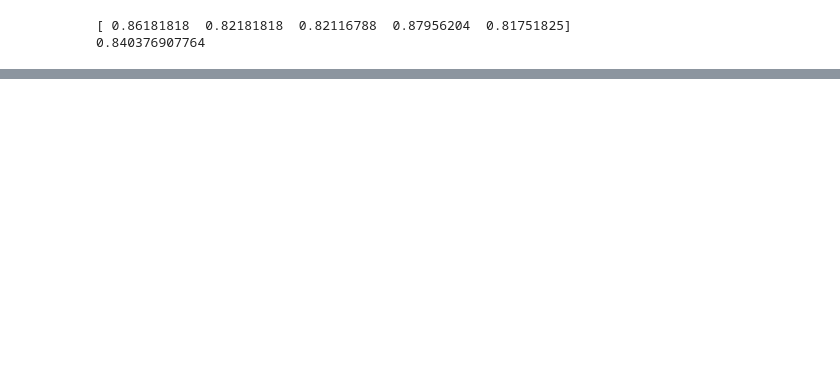
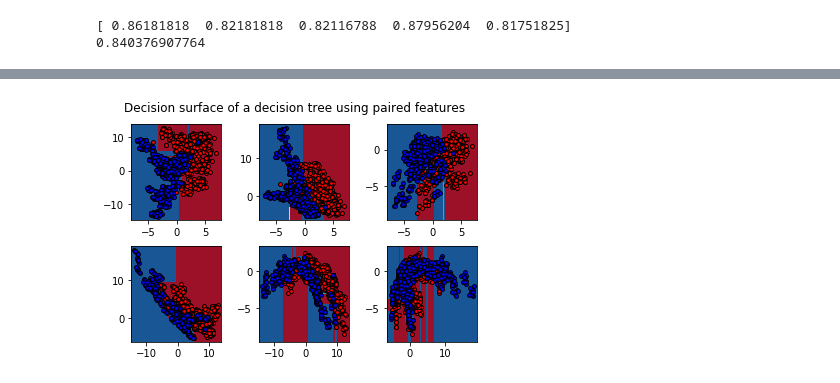
Before and after one commit to 43798040/StudyML, a Jupyter notebook: notebooks/Practice2.ipynb, the cells around one changed output, grey strips where cells are left out. Drawn from its saved outputs; the diff is of its cells as text; code cells hidden in the pictures; blank space fills up the shorter version.

```diff
--- a/notebooks/Practice2.ipynb
+++ b/notebooks/Practice2.ipynb
@@ -153,9 +153,9 @@ print(scores.mean())
 # %%
 import graphviz
 import sklearn.tree as tree
-default_tree = DecisionTreeClassifier()
-default_tree.fit(X, Y)
-dot_data = tree.export_graphviz(default_tree, out_file=None,
+two_tree = DecisionTreeClassifier(criterion='entropy', max_depth=50)
+two_tree.fit(X, Y)
+dot_data = tree.export_graphviz(two_tree, out_file=None,
                                 filled=True, rounded=True,
                                 special_characters=True)
 graph = graphviz.Source(dot_data)
@@ -176,31 +176,33 @@ plot_step = 0.02
 
 for pairidx, pair in enumerate([[0, 1], [0, 2], [0, 3],
                                 [1, 2], [1, 3], [2, 3]]):
     # We only take the two corresponding features
     X = data.iloc[:, pair]
 
     # Train
-    clf = DecisionTreeClassifier().fit(X, Y)
+    clf = DecisionTreeClassifier(criterion='entropy', max_depth=50).fit(X, Y)
 
     # Plot the decision boundary
     plt.subplot(2, 3, pairidx + 1)
 
     x_min, x_max = X.iloc[:, 0].min() - 1, X.iloc[:, 0].max() + 1
     y_min, y_max = X.iloc[:, 1].min() - 1, X.iloc[:, 1].max() + 1
     xx, yy = np.meshgrid(np.arange(x_min, x_max, plot_step),
                          np.arange(y_min, y_max, plot_step))
     plt.tight_layout(h_pad=0.5, w_pad=0.5, pad=2.5)
 
     Z = clf.predict(np.c_[xx.ravel(), yy.ravel()])
     Z = Z.reshape(xx.shape)
     cs = plt.contourf(xx, yy, Z, cmap=plt.cm.RdBu)
 
     # Plot the training points
     for i, color in zip(range(n_classes), plot_colors):
         idx = np.where(Y == i)
         plt.scatter(X.values[idx, 0], X.values[idx, 1], c=color,
                     cmap=plt.cm.RdBu, edgecolor='black', s=15)
 
 plt.suptitle("Decision surface of a decision tree using paired features")
 plt.axis("tight")
 plt.show()
+# %% [output]
+[figure, added]
```
Also changed, not shown: parts of 5 cells of this notebook.
